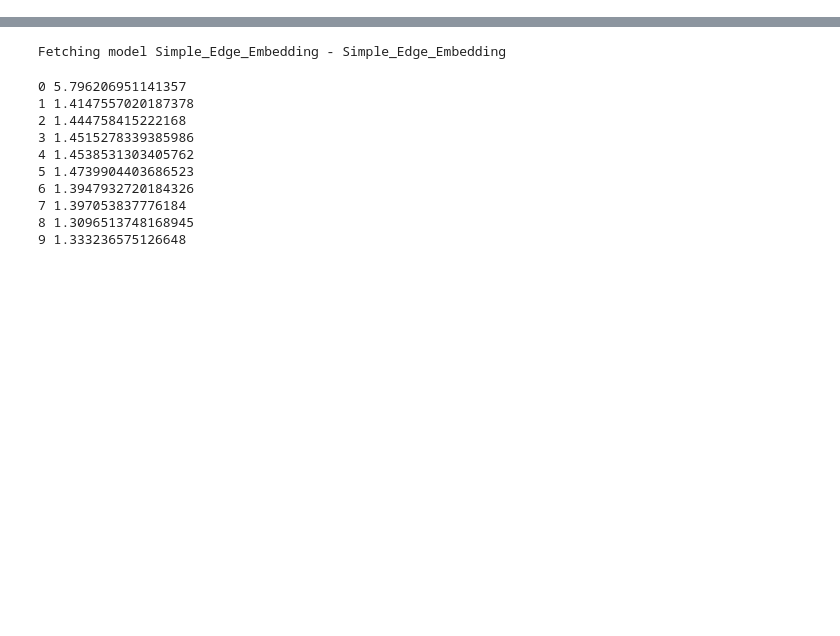
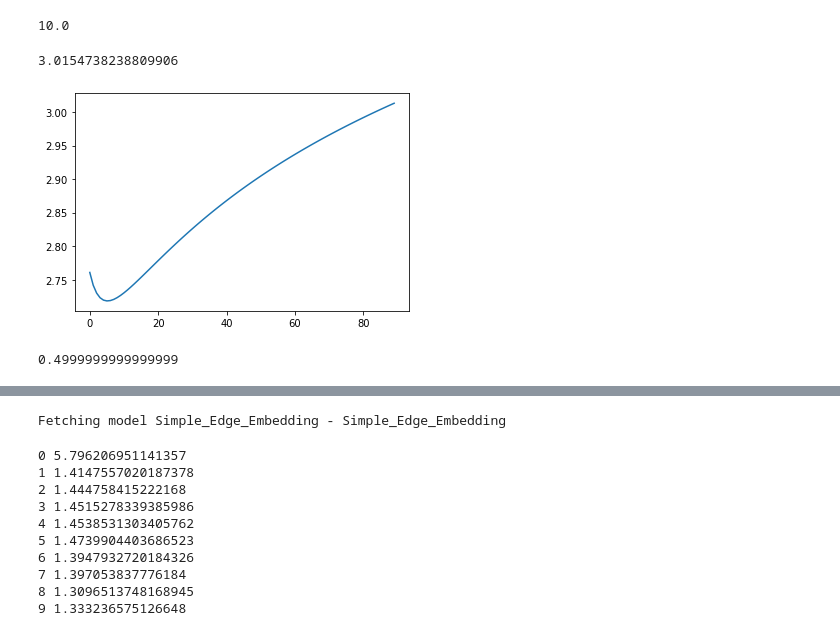
Before and after one commit to mlelarge/graph_neural_net, a Jupyter notebook: test_mcp.ipynb, the cells around one changed output, grey strips where cells are left out. Drawn from its saved outputs; the diff is of its cells as text; code cells hidden in the pictures; blank space fills up the shorter version.

```diff
--- a/test_mcp.ipynb
+++ b/test_mcp.ipynb
@@ -29,3 +34,20 @@ edge_density
+# %%
+edge_density*n_vertices
+# %% [output]
+10.0
+# %%
+np.log(n_vertices)/np.log(np.log(n_vertices))
+# %% [output]
+3.0154738238809906
+# %%
+plt.plot([np.log(i)/np.log(np.log(i)) for i in range(10,100)]);
+# %% [output]
+[figure, added]
+# %%
+a = compute_a(n_vertices,edge_density)
+a
+# %% [output]
+0.4999999999999999
 # %%
 2/a+2*np.log(a)/(a*np.log(n_vertices))+2*np.log(np.exp(1)/2)/(a*np.log(n_vertices))+1
 # %% [output]
```
Also changed, not shown: parts of 31 cells of this notebook, 1 other file.
